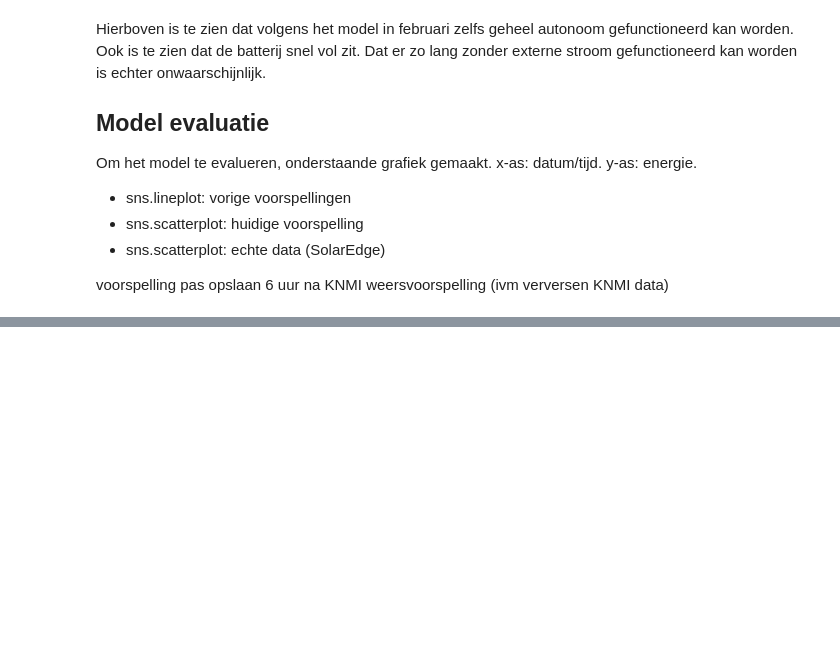
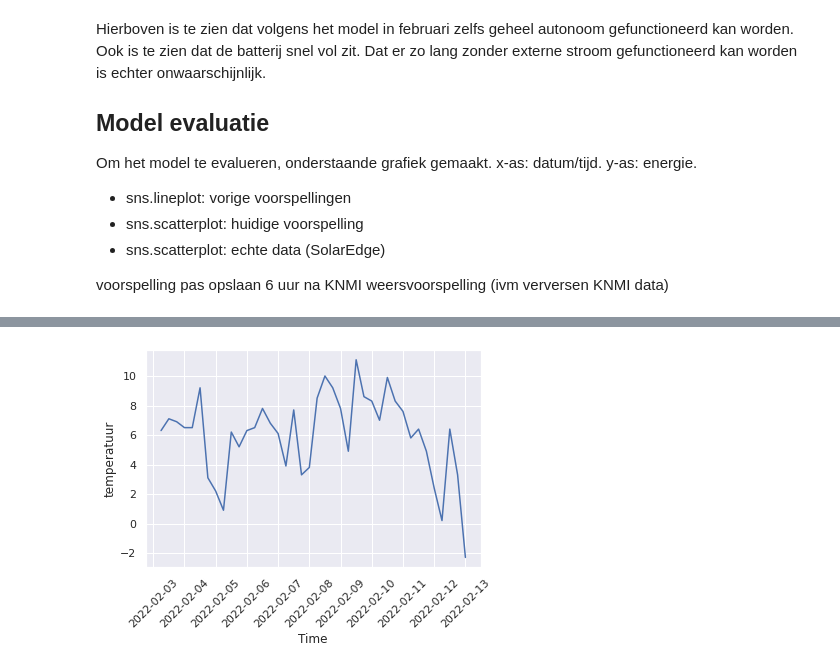
Before and after one commit to bosgnoom/data-engineer-eindopdracht, a Jupyter notebook: data_analyse.ipynb, the cells around one changed output, grey strips where cells are left out. Saved outputs shown, nothing was run; the diff lists cells and outputs as text; code cells hidden in the pictures; blank space fills up the shorter version.

```diff
--- a/data_analyse.ipynb
+++ b/data_analyse.ipynb
@@ -310,0 +398,6 @@ voorspelling pas opslaan 6 uur na KNMI weersvoorspelling (ivm verversen KNMI dat
+# %%
+ax = sns.lineplot(data=previous_runs, x="Time", y="temperatuur")
+plt.xticks(rotation=45)
+plt.show()
+# %% [output]
+[figure, added]
```
Also changed, not shown: parts of 9 cells of this notebook, 2 other files.
